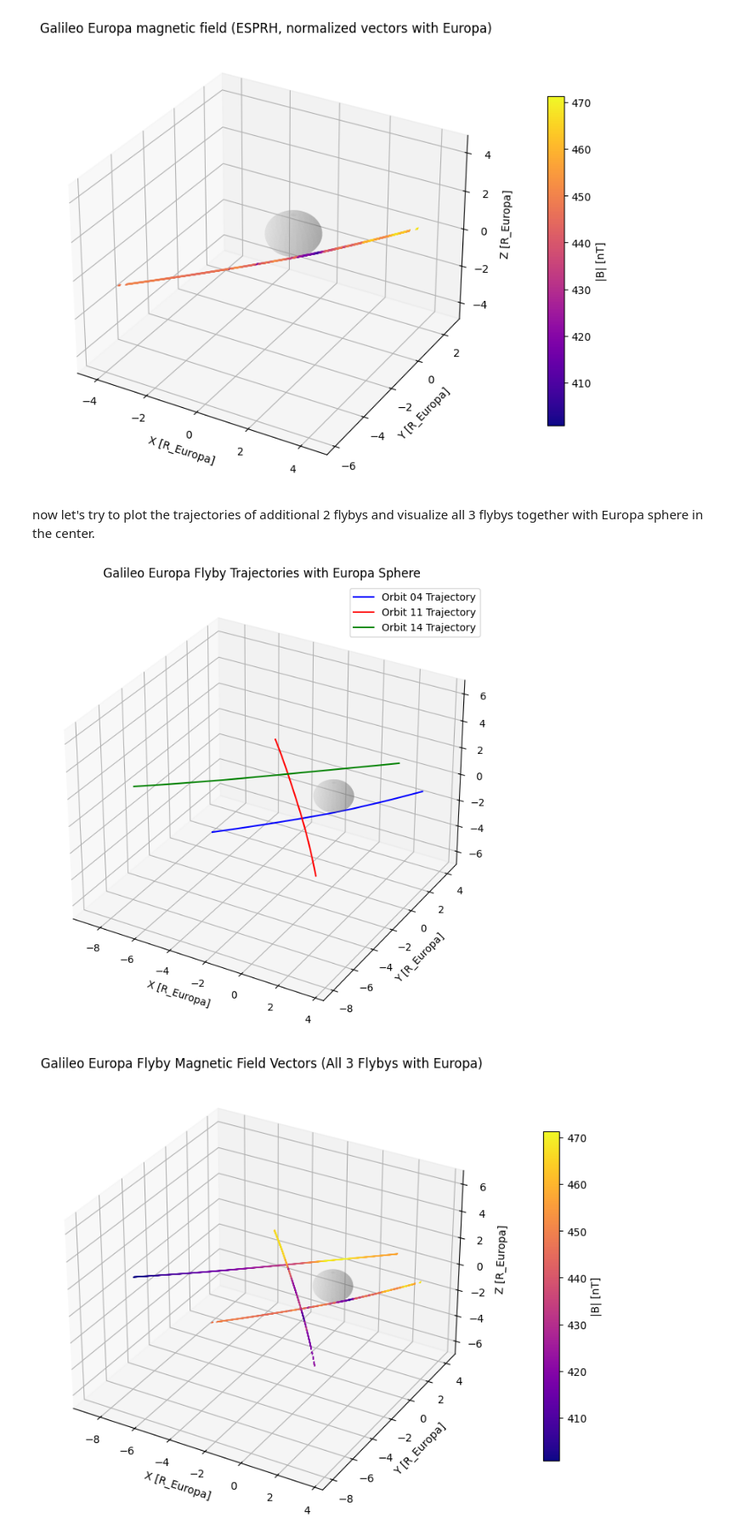
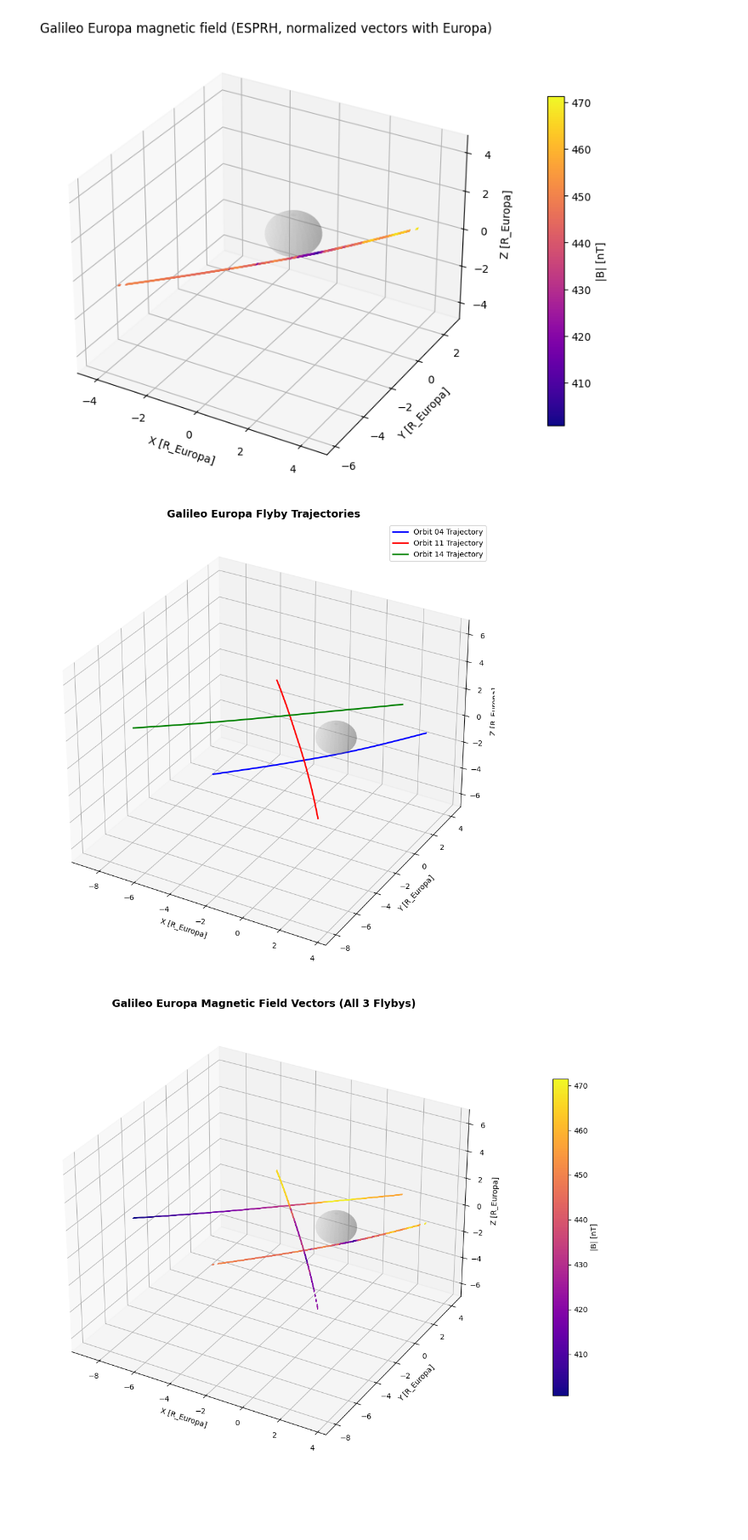
Before and after one commit to Forma-Damian/PINN_Application_for_Galileo_Europa_Data, a Jupyter notebook: europinn.ipynb, the cells around one changed output. Shown at 85% size. Saved outputs shown, nothing was run; the diff lists cells and outputs as text; code cells hidden in the pictures; blank space fills up the shorter version.

```diff
--- a/europinn.ipynb
+++ b/europinn.ipynb
@@ -236,31 +164,28 @@ ax.set_zlim3d([center[2]-radius, center[2]+radius])
 plt.show()
 # %% [output]
 [figure]
-# %% [markdown]
-now let's try to plot the trajectories of additional 2 flybys and visualize all 3 flybys together with Europa sphere in the center.
 # %%
 import pandas as pd
 import numpy as np
 import matplotlib.pyplot as plt
 
-# now let's try to plot the trajectories of additional 2 flybys and visualize all 3 flybys together with Europa sphere in the center.
-
-df = pd.read_csv("data/ORB04_EUR_ESPRH.csv", parse_dates=["SPACECRAFT EVENT TIME"])
+# Load ESPRH spherical data for all 3 flybys
+df1 = pd.read_csv("data/ORB04_EUR_ESPRH.csv", parse_dates=["SPACECRAFT EVENT TIME"])
 df2 = pd.read_csv("data/ORB11_EUR_ESPRH.csv", parse_dates=["SPACECRAFT EVENT TIME"])
 df3 = pd.read_csv("data/ORB14_EUR_ESPRH.csv", parse_dates=["SPACECRAFT EVENT TIME"])
 
-
-stride = max(len(df) // 2000, 1)
-d = df.iloc[::stride].copy()
+# Down-sample for legibility
+stride = max(len(df1) // 2000, 1)
+d1 = df1.iloc[::stride].copy()
 stride2 = max(len(df2) // 2000, 1)
 d2 = df2.iloc[::stride2].copy()
 stride3 = max(len(df3) // 2000, 1)
 d3 = df3.iloc[::stride3].copy()
 
 # Spherical -> Cartesian positions for flyby 1
-theta = np.deg2rad(90.0 - d["LATITUDE"].to_numpy())
-phi = np.deg2rad(d["LONGITUDE"].to_numpy())
-r = d["RANGE"].to_numpy()
+theta = np.deg2rad(90.0 - d1["LATITUDE"].to_numpy())
+phi = np.deg2rad(d1["LONGITUDE"].to_numpy())
+r = d1["RANGE"].to_numpy()
 x1 = r * np.sin(theta) * np.cos(phi)
 y1 = r * np.sin(theta) * np.sin(phi)
 z1 = r * np.cos(theta)
@@ -281,7 +206,7 @@ x3 = r3 * np.sin(theta3) * np.cos(phi3)
 y3 = r3 * np.sin(theta3) * np.sin(phi3)
 z3 = r3 * np.cos(theta3)
 
-fig = plt.figure(figsize=(10, 8))
+fig = plt.figure(figsize=(12, 9))
 ax = fig.add_subplot(projection="3d")
 
 # Europa sphere (radius = 1 R_Europa)
@@ -292,13 +217,13 @@ ys = np.outer(np.sin(u), np.sin(v))
 zs = np.outer(np.ones_like(u), np.cos(v))
 ax.plot_surface(xs, ys, zs, color="lightgray", alpha=0.25, linewidth=0, zorder=0)
 
-ax.plot3D(x1, y1, z1, color='blue', label='Orbit 04 Trajectory')
-ax.plot3D(x2, y2, z2, color='red', label='Orbit 11 Trajectory')
-ax.plot3D(x3, y3, z3, color='green', label='Orbit 14 Trajectory')
+ax.plot3D(x1, y1, z1, color='blue', label='Orbit 04 Trajectory', linewidth=2)
+ax.plot3D(x2, y2, z2, color='red', label='Orbit 11 Trajectory', linewidth=2)
+ax.plot3D(x3, y3, z3, color='green', label='Orbit 14 Trajectory', linewidth=2)
 ax.set_xlabel("X [R_Europa]")
 ax.set_ylabel("Y [R_Europa]")
 ax.set_zlabel("Z [R_Europa]")
-ax.set_title("Galileo Europa Flyby Trajectories with Europa Sphere")
+ax.set_title("Galileo Europa Flyby Trajectories", fontsize=14, fontweight='bold')
 ax.legend()
 
 # Equal-ish aspect
@@ -308,11 +233,11 @@ radius = (lims[:,1] - lims[:,0]).max() / 2
 ax.set_xlim3d([center[0]-radius, center[0]+radius])
 ax.set_ylim3d([center[1]-radius, center[1]+radius])
 ax.set_zlim3d([center[2]-radius, center[2]+radius])
+plt.tight_layout()
 plt.show()
 # %% [output]
-[figure, old version]
+[figure, new version]
 # %%
-# now let's do another plot but as in the previous one, with magnetic field vectors along the trajectories of all 3 flybys.
 import pandas as pd
 import numpy as np
 import matplotlib.pyplot as plt
@@ -333,9 +258,9 @@ stride3 = max(len(df3) // 2000, 1)
 d3 = df3.iloc[::stride3].copy()
 
 # Spherical -> Cartesian positions for flyby 1
-theta = np.deg2rad(90.0 - d["LATITUDE"].to_numpy())
-phi = np.deg2rad(d["LONGITUDE"].to_numpy())
-r = d["RANGE"].to_numpy()
+theta = np.deg2rad(90.0 - d1["LATITUDE"].to_numpy())
+phi = np.deg2rad(d1["LONGITUDE"].to_numpy())
+r = d1["RANGE"].to_numpy()
 x1 = r * np.sin(theta) * np.cos(phi)
 y1 = r * np.sin(theta) * np.sin(phi)
 z1 = r * np.cos(theta)
@@ -392,7 +317,7 @@ Bx3_u = Bx3 / Bmag3
 By3_u = By3 / Bmag3
 Bz3_u = Bz3 / Bmag3
 
-fig = plt.figure(figsize=(10, 8))
+fig = plt.figure(figsize=(12, 9))
 ax = fig.add_subplot(projection="3d")
 
 # Europa sphere (radius = 1 R_Europa)
@@ -408,38 +333,43 @@ colors1 = plasma(norm1(Bmag1))
 ax.quiver(
     x1, y1, z1,
     Bx1_u, By1_u, Bz1_u,
-    length=0.12, normalize=False, colors=colors1, linewidth=0.4
+    length=0.12, normalize=False, colors=colors1, linewidth=0.4, label='Orbit 04'
 )
+
 norm2 = Normalize(vmin=Bmag2.min(), vmax=Bmag2.max())
 colors2 = plasma(norm2(Bmag2))
 ax.quiver(
     x2, y2, z2,
     Bx2_u, By2_u, Bz2_u,
-    length=0.12, normalize=False, colors=colors2, linewidth=0.4
+    length=0.12, normalize=False, colors=colors2, linewidth=0.4, label='Orbit 11'
 )
+
 norm3 = Normalize(vmin=Bmag3.min(), vmax=Bmag3.max())
 colors3 = plasma(norm3(Bmag3))
 ax.quiver(
     x3, y3, z3,
     Bx3_u, By3_u, Bz3_u,
-    length=0.12, normalize=False, colors=colors3, linewidth=0.4
+    length=0.12, normalize=False, colors=colors3, linewidth=0.4, label='Orbit 14'
 )
+
 mappable = plt.cm.ScalarMappable(norm=norm1, cmap=plasma)
 mappable.set_array([])
 cbar = fig.colorbar(mappable, ax=ax, pad=0.1, shrink=0.7)
 cbar.set_label("|B| [nT]")
+
 ax.set_xlabel("X [R_Europa]")
 ax.set_ylabel("Y [R_Europa]")
 ax.set_zlabel("Z [R_Europa]")
-ax.set_title("Galileo Europa Flyby Magnetic Field Vectors (All 3 Flybys with Europa)")
+ax.set_title("Galileo Europa Magnetic Field Vectors (All 3 Flybys)", fontsize=14, fontweight='bold')
 
 # Equal-ish aspect
 lims = np.array([ax.get_xlim3d(), ax.get_ylim3d(), ax.get_zlim3d()])
 center = lims.mean(axis=1)
 radius = (lims[:,1] - lims[:,0]).max() / 2
 ax.set_xlim3d([center[0]-radius, center[0]+radius])
 ax.set_ylim3d([center[1]-radius, center[1]+radius])
 ax.set_zlim3d([center[2]-radius, center[2]+radius])
+plt.tight_layout()
 plt.show()
 # %% [output]
-[figure, old version]
+[figure, new version]
```
Also changed, not shown: parts of 2 cells of this notebook.
